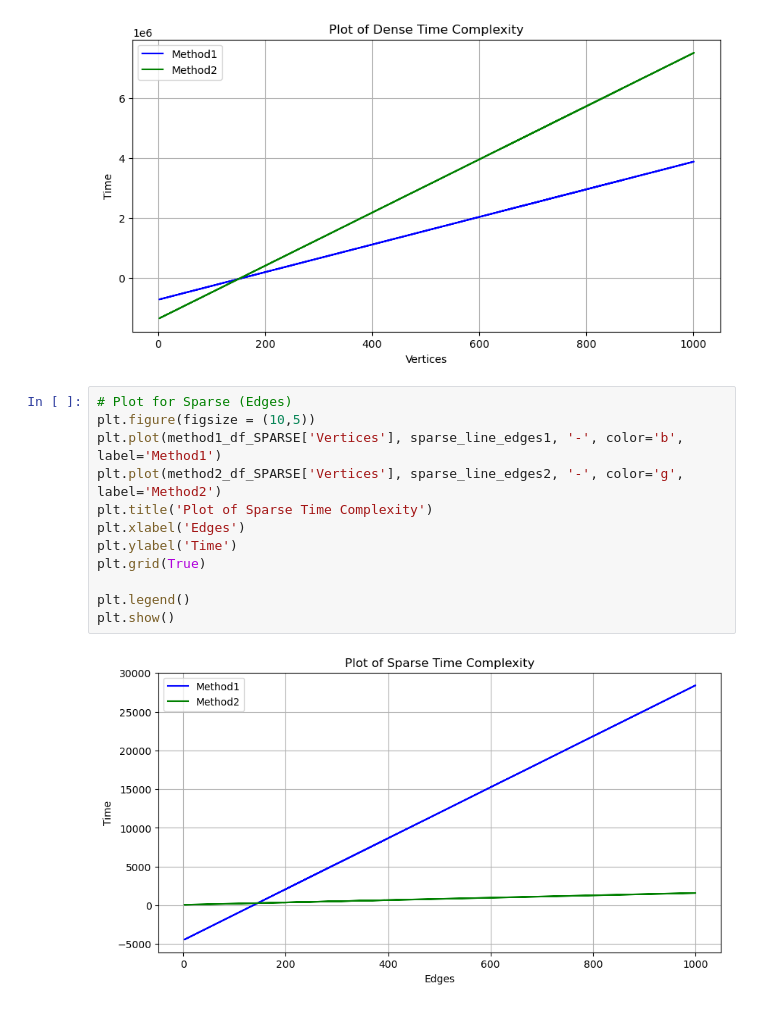
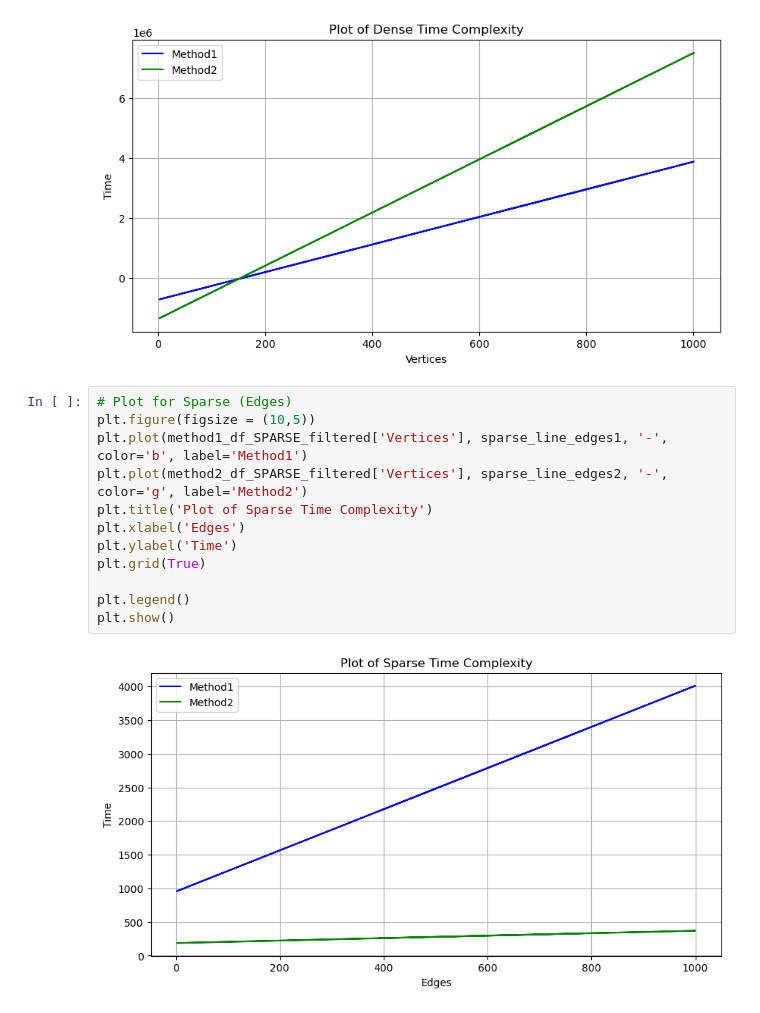
Before and after one commit to ChoWei0310/SC2001-Algorithm-Design, a Jupyter notebook: Lab2/SC2001_ExampleClass_2.ipynb, the cells around one changed output. Cells and saved outputs as stored; diff of their text form.

```diff
--- a/Lab2/SC2001_ExampleClass_2.ipynb
+++ b/Lab2/SC2001_ExampleClass_2.ipynb
@@ -596,14 +620,14 @@ plt.show()
 # %%
 # Plot for Sparse (Edges)
 plt.figure(figsize = (10,5))
-plt.plot(method1_df_SPARSE['Vertices'], sparse_line_edges1, '-', color='b', label='Method1')
-plt.plot(method2_df_SPARSE['Vertices'], sparse_line_edges2, '-', color='g', label='Method2')
+plt.plot(method1_df_SPARSE_filtered['Vertices'], sparse_line_edges1, '-', color='b', label='Method1')
+plt.plot(method2_df_SPARSE_filtered['Vertices'], sparse_line_edges2, '-', color='g', label='Method2')
 plt.title('Plot of Sparse Time Complexity')
 plt.xlabel('Edges')
 plt.ylabel('Time')
 plt.grid(True)
 
 plt.legend()
 plt.show()
 # %% [output]
-[figure, old version]
+[figure, new version]
```
Also changed, not shown: parts of 12 cells of this notebook.
